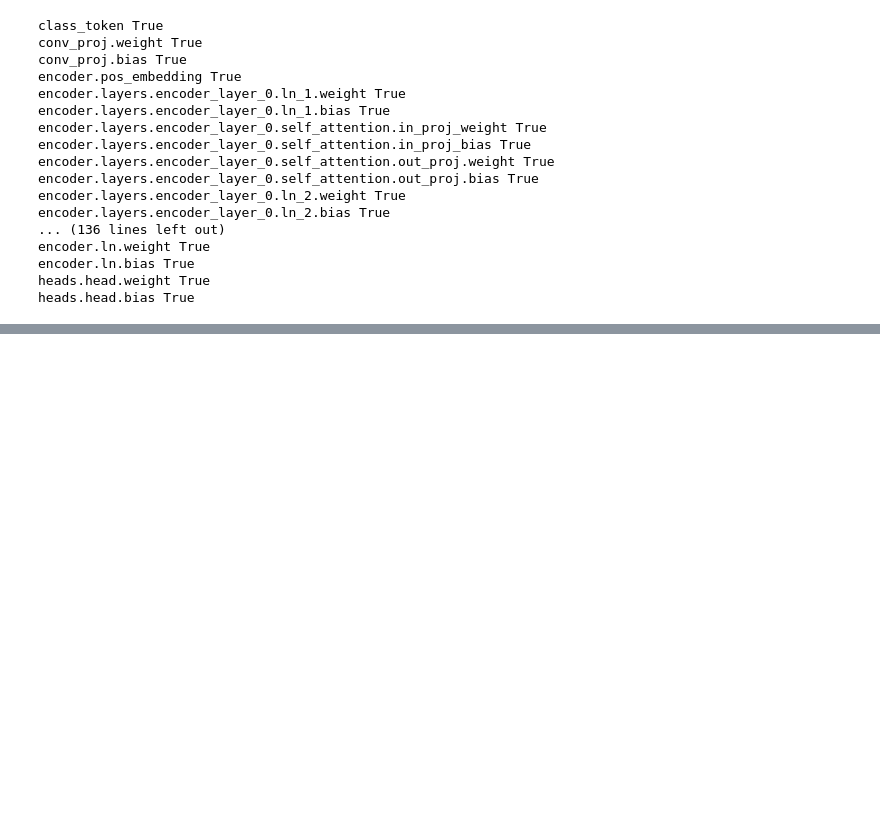
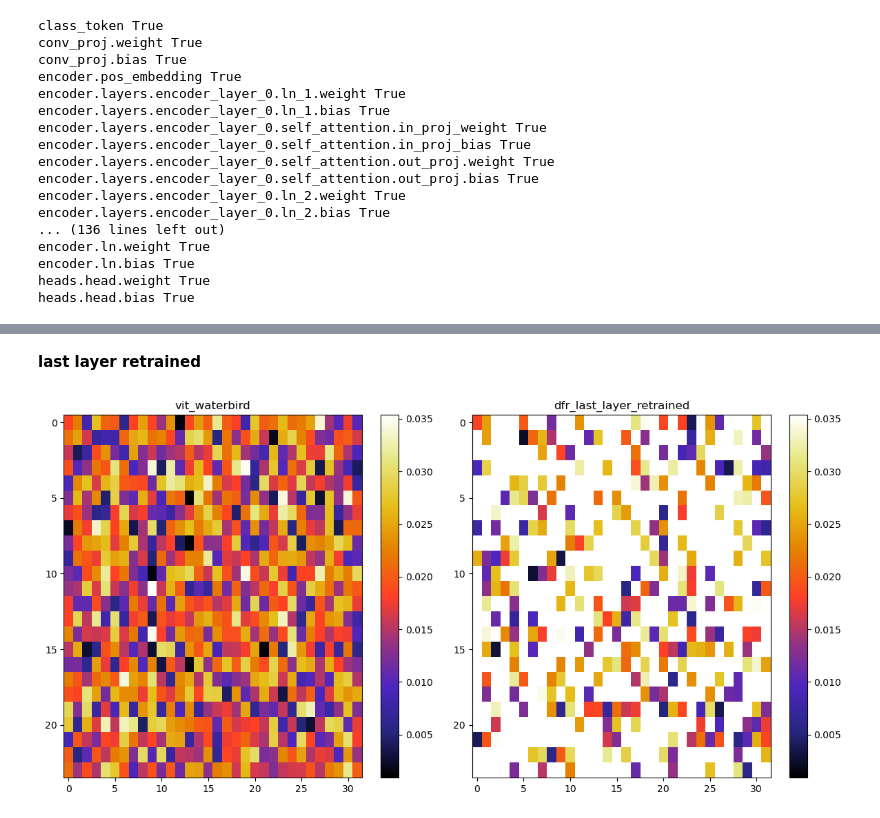
Before and after one commit to elmoprimmer/spurious_correlations, a Jupyter notebook: dfr_testing.ipynb, the cells around one changed output, grey strips where cells are left out. Drawn from its saved outputs; the diff is of its cells as text; code cells hidden in the pictures; blank space fills up the shorter version.

Commit message:
added visualisations

```diff
--- a/dfr_testing.ipynb
+++ b/dfr_testing.ipynb
@@ -100,0 +98,6 @@ heads.head.bias: True
+# %%
+model2 = vit_b_16(weights='DEFAULT')
+model2.heads.head = nn.Linear(model2.heads.head.in_features, NUM_CLASSES)
+model2.load_state_dict(torch.load(
+    "logs/dfr_model.pth",map_location=torch.device('cpu')
+    ))
@@ -100,0 +106,6 @@ heads.head.bias: True
+# %%
+def get_average_weights(weights):
+    return np.mean(np.abs(weights), axis=0)
+# %%
+pre_weights = get_average_weights(model_orig.heads.head.weight.data.cpu().numpy()).reshape(24,32)
+post_weights = get_average_weights(model2.heads.head.weight.data.cpu().numpy()).reshape(24,32)
@@ -100,0 +158,27 @@ heads.head.bias: True
+# %%
+def plot_weight_grids(avg_before_reshaped, avg_after_reshaped, cmap='CMRmap',title1 = "vit_waterbird", title2 = "dfr"):
+    fig, axes = plt.subplots(1, 2, figsize=(12, 6))
+
+    vmin = min(avg_before_reshaped.min(), avg_after_reshaped.min())
+    vmax = min(avg_before_reshaped.max(), avg_after_reshaped.max())##set to max to change colour scale
+
+    im1 = axes[0].imshow(avg_before_reshaped, cmap=cmap, aspect='auto', vmin=vmin, vmax=vmax)
+    axes[0].set_title(title1)
+    axes[0].set_xlabel('')
+    axes[0].set_ylabel('')
+    plt.colorbar(im1, ax=axes[0])
+
+    im2 = axes[1].imshow(avg_after_reshaped, cmap=cmap, aspect='auto', vmin=vmin, vmax=vmax)
+    axes[1].set_title(title2)
+    axes[1].set_xlabel('')
+    axes[1].set_ylabel('')
+    plt.colorbar(im2, ax=axes[1])
+
+    plt.tight_layout()
+    plt.show()
+# %% [markdown]
+**last layer retrained**
+# %%
+plot_weight_grids(pre_weights, post_weights, title2="dfr_last_layer_retrained")
+# %% [output]
+[figure, added]
```
Also changed, not shown: parts of 17 cells of this notebook, 1 other file.
